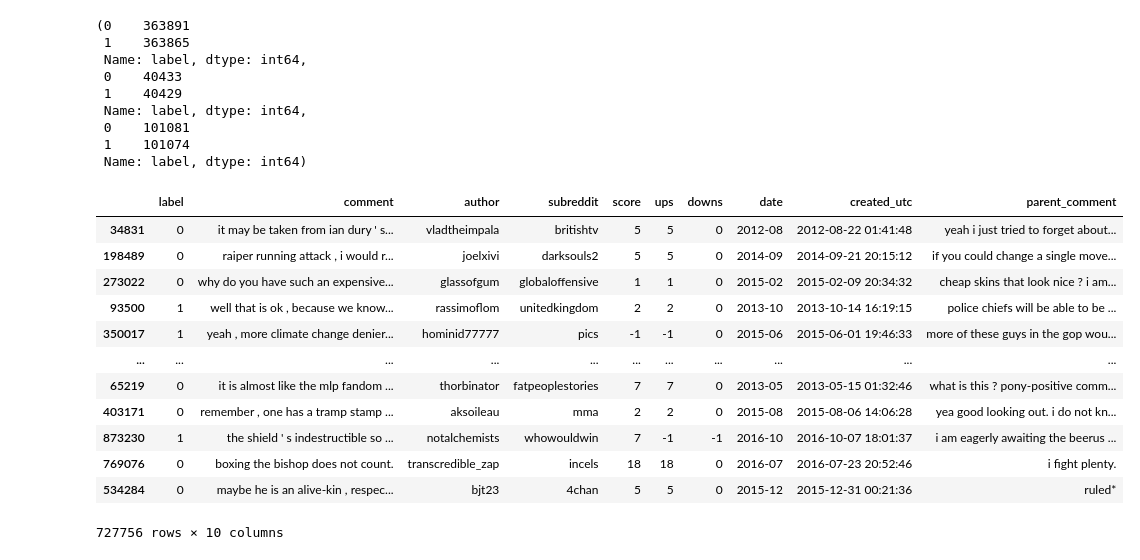
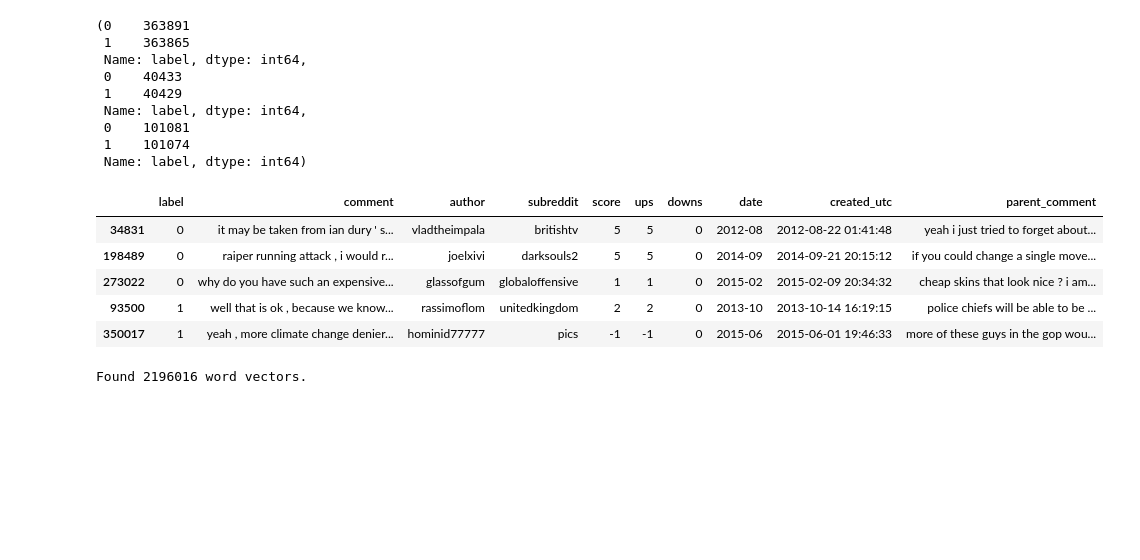
Before and after one commit to amitalokbera/Reddit-Sarcasm-Detection, a Jupyter notebook: notebooks/preprocessing_&_baselinemodel.ipynb, the cells around one changed output. Cells and saved outputs as stored; diff of their text form; code cells hidden in the pictures; blank space fills up the shorter version.

```diff
--- a/notebooks/preprocessing_&_baselinemodel.ipynb
+++ b/notebooks/preprocessing_&_baselinemodel.ipynb
@@ -103,20 +104,13 @@ X_train = remove_contractions_df(X_train)
 X_val = remove_contractions_df(X_val)
 X_test = remove_contractions_df(X_test)
 # %%
-X_train
+X_train.head()
 # %% [output]
 |  | label | comment | author | subreddit | score | ups | downs | date | created_utc | parent_comment |
 | 34831 | 0 | it may be taken from ian dury ' s... | vladtheimpala | britishtv | 5 | 5 | 0 | 2012-08 | 2012-08-22 01:41:48 | yeah i just tried to forget about... |
 | 198489 | 0 | raiper running attack , i would r... | joelxivi | darksouls2 | 5 | 5 | 0 | 2014-09 | 2014-09-21 20:15:12 | if you could change a single move... |
 | 273022 | 0 | why do you have such an expensive... | glassofgum | globaloffensive | 1 | 1 | 0 | 2015-02 | 2015-02-09 20:34:32 | cheap skins that look nice ? i am... |
 | 93500 | 1 | well that is ok , because we know... | rassimoflom | unitedkingdom | 2 | 2 | 0 | 2013-10 | 2013-10-14 16:19:15 | police chiefs will be able to be ... |
 | 350017 | 1 | yeah , more climate change denier... | hominid77777 | pics | -1 | -1 | 0 | 2015-06 | 2015-06-01 19:46:33 | more of these guys in the gop wou... |
-| ... | ... | ... | ... | ... | ... | ... | ... | ... | ... | ... |
-| 65219 | 0 | it is almost like the mlp fandom ... | thorbinator | fatpeoplestories | 7 | 7 | 0 | 2013-05 | 2013-05-15 01:32:46 | what is this ? pony-positive comm... |
-| 403171 | 0 | remember , one has a tramp stamp ... | aksoileau | mma | 2 | 2 | 0 | 2015-08 | 2015-08-06 14:06:28 | yea good looking out. i do not kn... |
-| 873230 | 1 | the shield ' s indestructible so ... | notalchemists | whowouldwin | 7 | -1 | -1 | 2016-10 | 2016-10-07 18:01:37 | i am eagerly awaiting the beerus ... |
-| 769076 | 0 | boxing the bishop does not count. | transcredible_zap | incels | 18 | 18 | 0 | 2016-07 | 2016-07-23 20:52:46 | i fight plenty. |
-| 534284 | 0 | maybe he is an alive-kin , respec... | bjt23 | 4chan | 5 | 5 | 0 | 2015-12 | 2015-12-31 00:21:36 | ruled* |
-727756 rows × 10 columns
 # %%
 class CFG:
@@ -142,0 +139,11 @@ test_data = tf.keras.preprocessing.sequence.pad_sequences(test_data, maxlen=CFG.
+# %%
+embeddings_index = {}
+with open('..\\pretrained_model\\glove.840B.300d.txt', encoding='utf-8') as f:
+    for line in tqdm(f):
+        values = line.split(' ')
+        word = values[0]
+        coords = np.asarray(values[1:], dtype='float32')
+        embeddings_index[word] = coords
+print('Found %s word vectors.' % len(embeddings_index))
+# %% [output]
+Found 2196016 word vectors.
```
Also changed, not shown: parts of 11 cells of this notebook.
